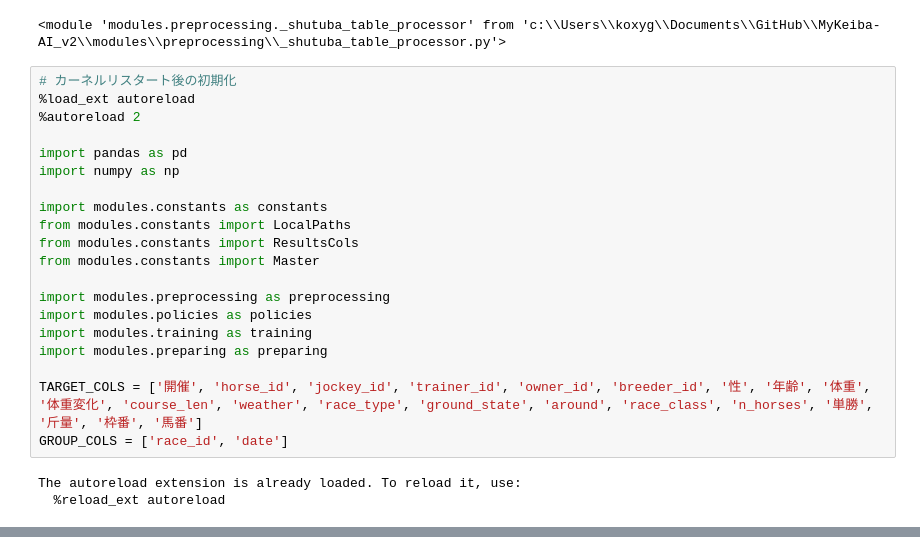
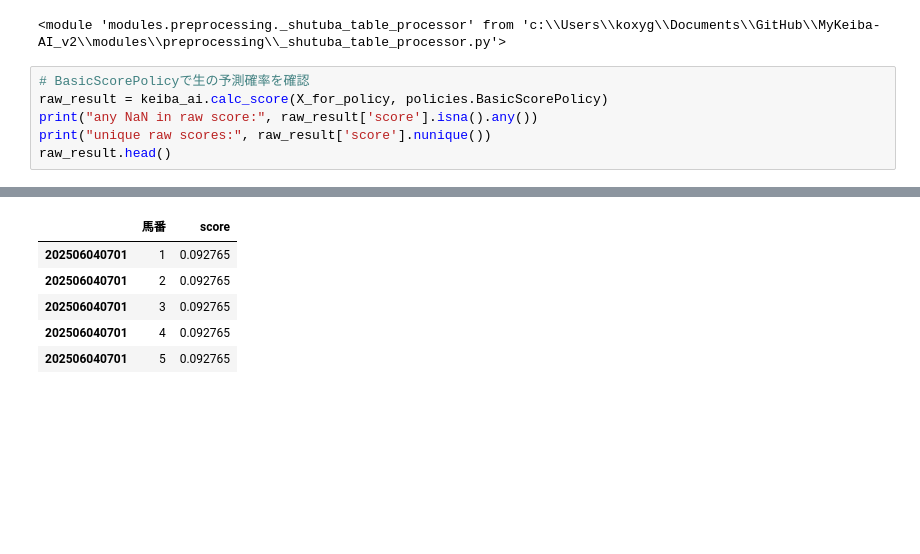
Before and after one commit to B21020/MyKeiba-AI_v2, a Jupyter notebook: main.ipynb, the cells around one changed output, grey strips where cells are left out. Saved outputs shown, nothing was run; the diff lists cells and outputs as text; blank space fills up the shorter version.

```diff
--- a/main.ipynb
+++ b/main.ipynb
@@ -2635,26 +3554,10 @@ importlib.reload(_results_processor)
 importlib.reload(_shutuba_table_processor)
 # %% [output]
 <module 'modules.preprocessing._shutuba_table_processor' from 'c:\\Users\\koxyg\\Documents\\GitHub\\MyKeiba-AI_v2\\modules\\preprocessing\\_shutuba_table_processor.py'>
-# %%
-# カーネルリスタート後の初期化
-%load_ext autoreload
-%autoreload 2
-
-import pandas as pd
-import numpy as np
-
-import modules.constants as constants
-from modules.constants import LocalPaths
-from modules.constants import ResultsCols
-from modules.constants import Master
-
-import modules.preprocessing as preprocessing
-import modules.policies as policies
-import modules.training as training
-import modules.preparing as preparing
-
-TARGET_COLS = ['開催', 'horse_id', 'jockey_id', 'trainer_id', 'owner_id', 'breeder_id', '性', '年齢', '体重', '体重変化', 'course_len', 'weather', 'race_type', 'ground_state', 'around', 'race_class', 'n_horses', '単勝', '斤量', '枠番', '馬番']
-GROUP_COLS = ['race_id', 'date']
-# %% [output]
-The autoreload extension is already loaded. To reload it, use:
-  %reload_ext autoreload
+# %%
+# BasicScorePolicyで生の予測確率を確認
+raw_result = keiba_ai.calc_score(X_for_policy, policies.BasicScorePolicy)
+print("any NaN in raw score:", raw_result['score'].isna().any())
+print("unique raw scores:", raw_result['score'].nunique())
+raw_result.head()
+# %% [output]
@@ -2661,3 +3571,9 @@ The autoreload extension is already loaded. To reload it, use:
+|  | 馬番 | score |
+| 202506040701 | 1 | 0.092765 |
+| 202506040701 | 2 | 0.092765 |
+| 202506040701 | 3 | 0.092765 |
+| 202506040701 | 4 | 0.092765 |
+| 202506040701 | 5 | 0.092765 |
 # %%
 # キャッシュされたモジュールを削除
 import sys
```
Also changed, not shown: parts of 64 cells of this notebook.
